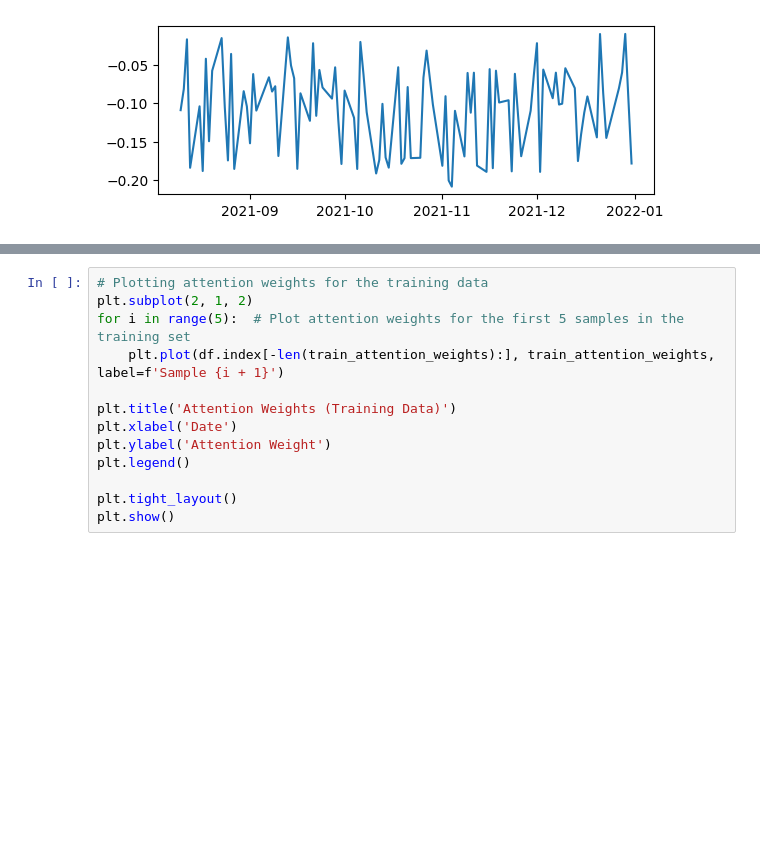
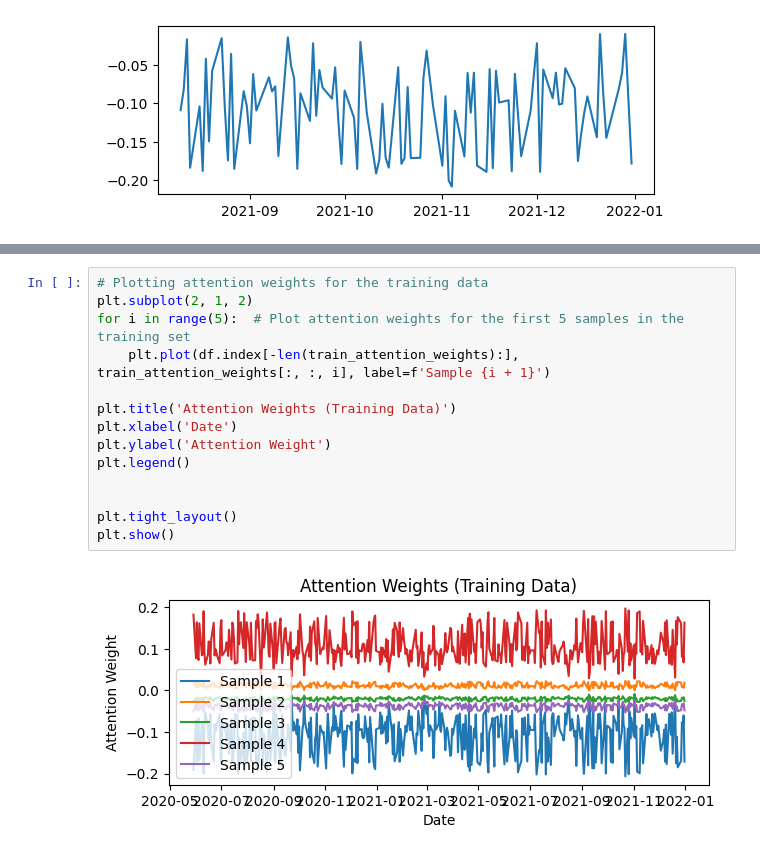
Before and after one commit to marreapato/Forecasting_Paper_XAI, a Jupyter notebook: antehoc/AttentionWeightsTrying.ipynb, the cells around one changed output, grey strips where cells are left out. Saved outputs shown, nothing was run; the diff lists cells and outputs as text; blank space fills up the shorter version.

```diff
--- a/antehoc/AttentionWeightsTrying.ipynb
+++ b/antehoc/AttentionWeightsTrying.ipynb
@@ -147,13 +147,16 @@ plt.legend()
 # %%
 # Plotting attention weights for the training data
 plt.subplot(2, 1, 2)
 for i in range(5):  # Plot attention weights for the first 5 samples in the training set
-    plt.plot(df.index[-len(train_attention_weights):], train_attention_weights, label=f'Sample {i + 1}')
+    plt.plot(df.index[-len(train_attention_weights):], train_attention_weights[:, :, i], label=f'Sample {i + 1}')
 
 plt.title('Attention Weights (Training Data)')
 plt.xlabel('Date')
 plt.ylabel('Attention Weight')
 plt.legend()
 
+
 plt.tight_layout()
 plt.show()
+# %% [output]
+[figure, added]
```
Also changed, not shown: parts of 1 cell of this notebook.
